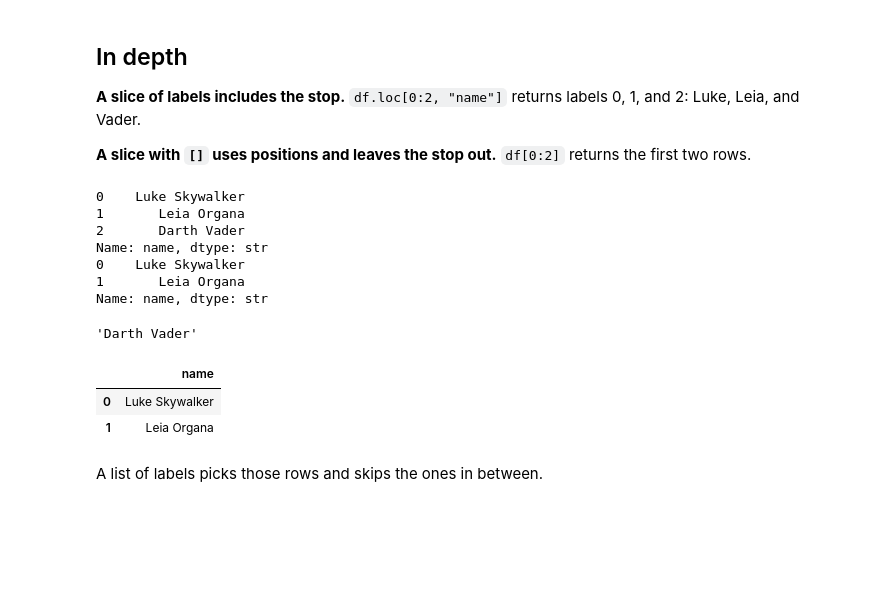
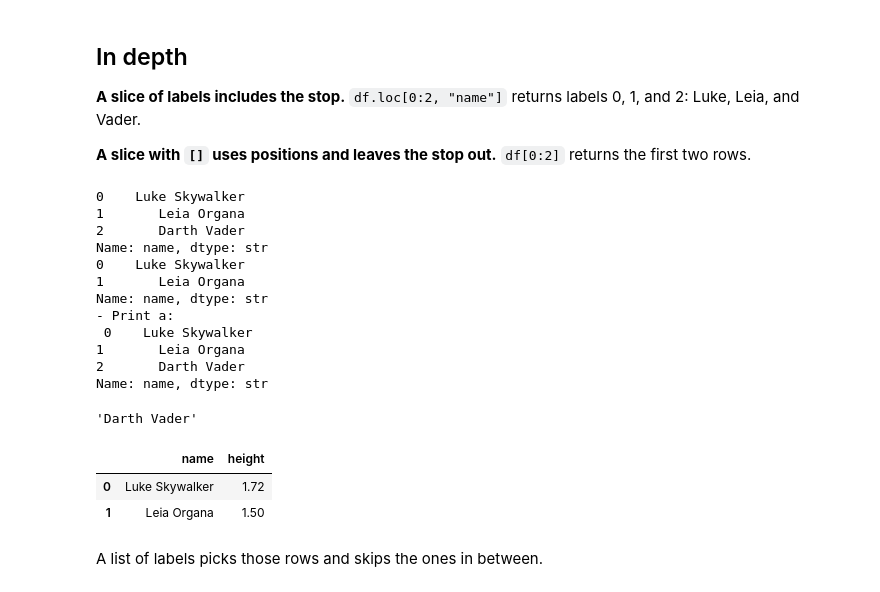
Before and after one commit to buicaothe/PYTHON, a Jupyter notebook: DATA ENGINEERING/Week 05/quizz-recap-selection-filtering.ipynb, the cells around one changed output. Cells and saved outputs as stored; diff of their text form; code cells hidden in the pictures; blank space fills up the shorter version.

```diff
--- a/DATA ENGINEERING/Week 05/quizz-recap-selection-filtering.ipynb
+++ b/DATA ENGINEERING/Week 05/quizz-recap-selection-filtering.ipynb
@@ -184,16 +193,17 @@ df.loc[from_tatooine, ["name", "homeworld", "height"]] # return a new DAtaFrame
 
 **A slice with `[]` uses positions and leaves the stop out.** `df[0:2]` returns the first two rows.
 # %%
-df.loc[0:2, "name"] # loc: [rows: use Positional/Integer Index, 'column name']
+df.loc[0:2, "name"] # loc: [rows: use Label-based Indeices, 'column name'] --> 3 rows from 0,1,2 (including last number 2)
 print(df.loc[0:2, "name"])
-print(df[0:2]["name"]) # []: use Label Slicing (not Integer Index)
+print(df[0:2]["name"]) # []: use Positinoal-based indice Slicing (not Label)
 type(df.loc[0:2, "name"]) # 'pandas Series'
 type(df.loc[0:2, ["name"]]) # 'DataFrame'
-df.loc[0:2, ["name"]]
+
 a = df.loc[0:2, "name"]
-a[2]
+print('- Print a:\n',a) # Notes: There are Label-based indices in the Series
+df.loc[0:2, "name"][2]
 a.loc[2] # take the Label-based index
-a.iloc[2] # in this Series case, accidentially "loc" = "iloc" , not always 'Integer-based indices = Label-based indices'
+a.iloc[2] # take Positional-based index. In this Series case, accidentially "loc" = "iloc" , not always 'Integer-based indices = Label-based indices'
 # %% [output]
 0    Luke Skywalker
 1       Leia Organa
@@ -202,15 +212,23 @@ Name: name, dtype: str
 0    Luke Skywalker
 1       Leia Organa
 Name: name, dtype: str
+- Print a:
+ 0    Luke Skywalker
+1       Leia Organa
+2       Darth Vader
+Name: name, dtype: str
 'Darth Vader'
 # %%
-df[0:2]["name"]   # use only [..., ...]: [rows: use Label Slicing not Positional/Integer Index], ['column name']. Result in a 2-row (not 3 rows as in loc/iloc) Series
+df[0:2]["name"]   # use only [..., ...]: [rows: use Label Slicing not Positional/Integer Index], ['column name']. Result in a 2-row  Series (not 3 rows as in loc).
 df[0:2][["name"]] # use only [..., ...]: [rows: use Label Slicing not Positional/Integer Index], ['column name' in [...]].
-                  # Result in a 2-row (not 3 rows as in loc/iloc) DataFrame (columns in [])
+                  # Result in a 2-row (not 3 rows as in loc/iloc) DataFrame (columns in [...])
+                  # If there is only One column: if not in [], this will be come a Series, not a DataFrame
+                  # If there are more than 1 columns, we must put them in [...] --> This will automatically become a DataFrame or Series depending on the number of rows.
+df[0:2][["name",'height']]
 # %% [output]
-|  | name |
-| 0 | Luke Skywalker |
-| 1 | Leia Organa |
+|  | name | height |
+| 0 | Luke Skywalker | 1.72 |
+| 1 | Leia Organa | 1.50 |
 # %% [markdown]
 A list of labels picks those rows and skips the ones in between.
 # %%
```
Also changed, not shown: parts of 3 cells of this notebook, 1 other file.
